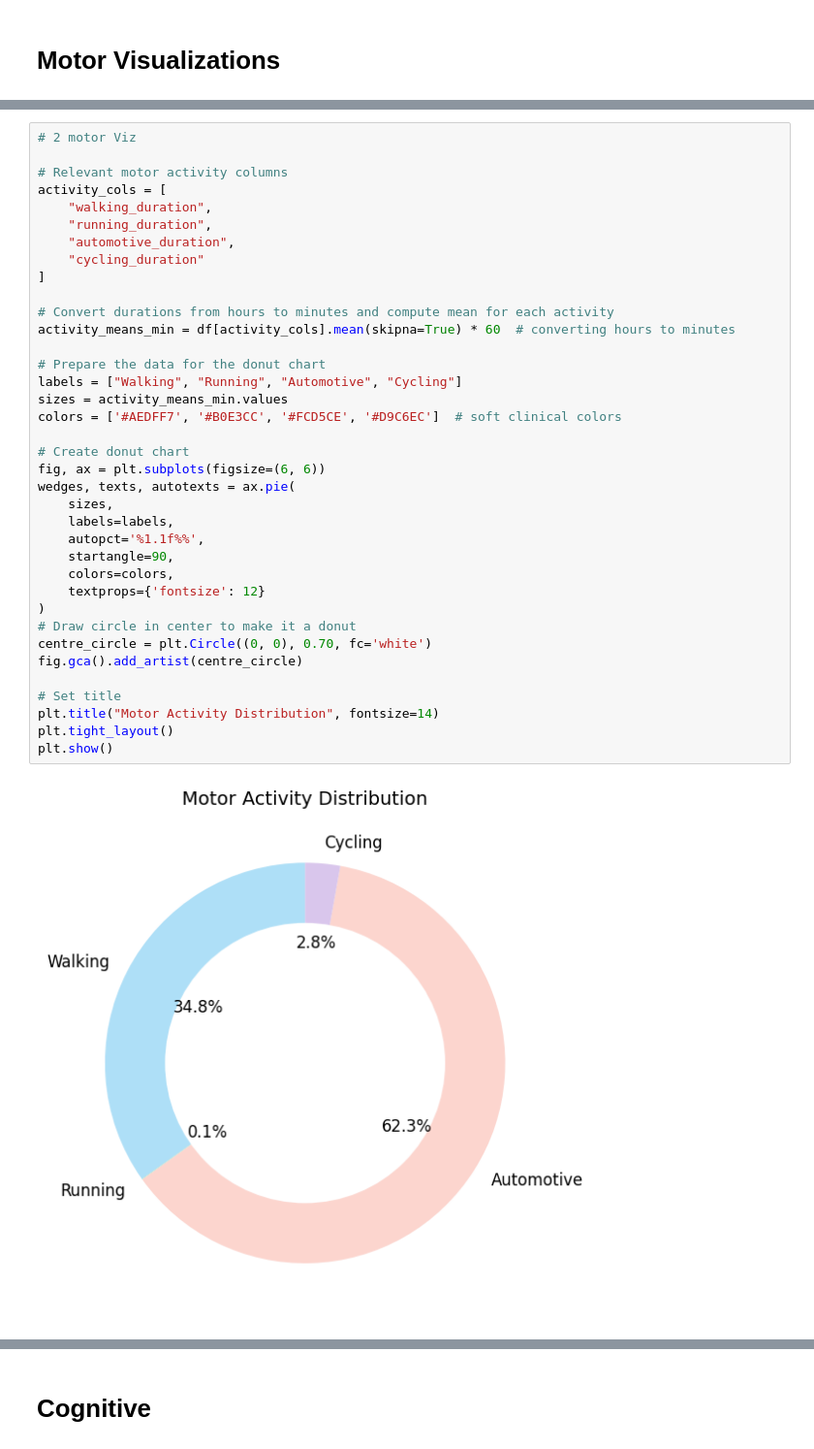
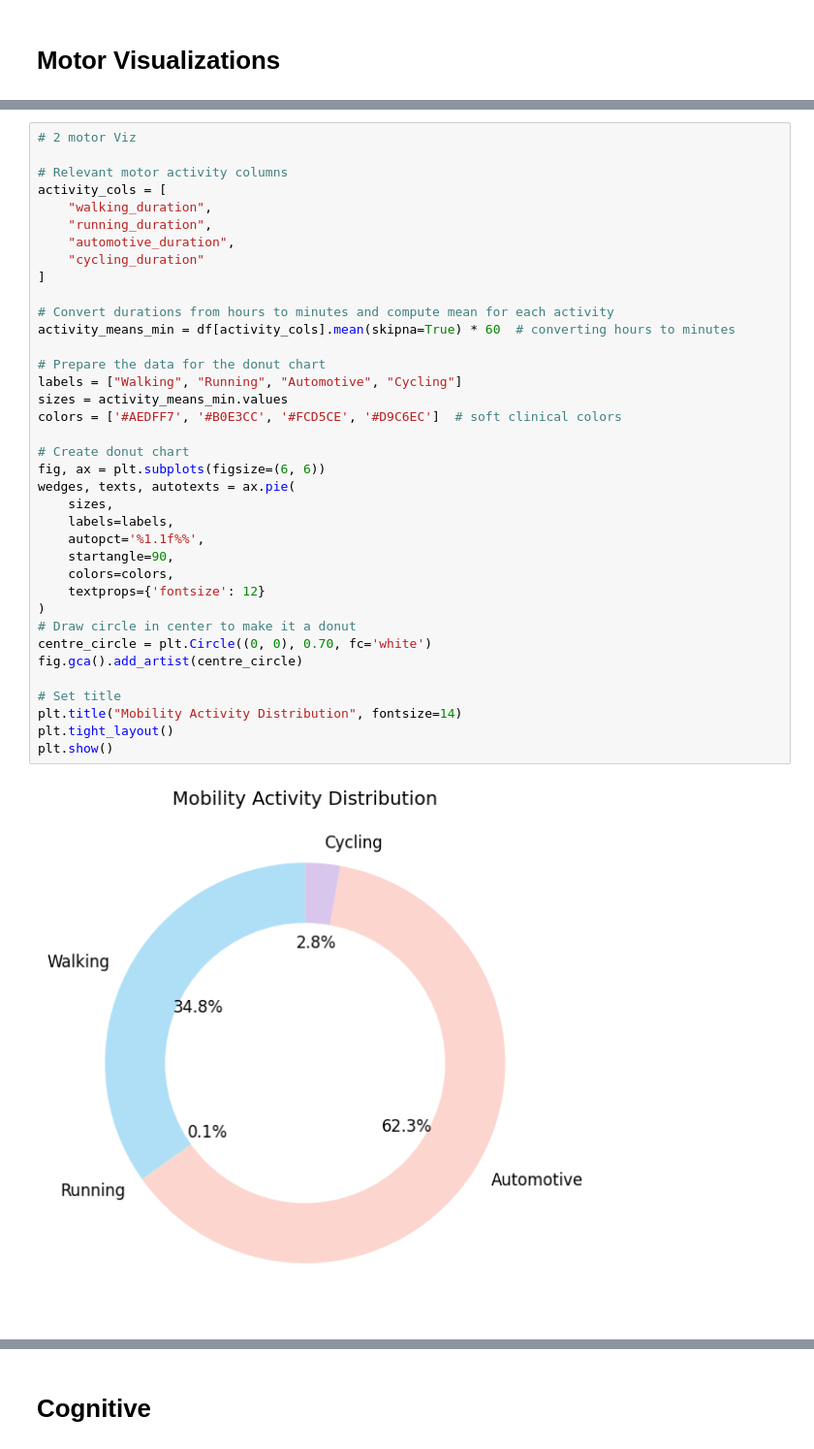
Before and after one commit to ut-southwestern/TechSANS_visualizations, a Jupyter notebook: TechSANS_viz_paper.ipynb, the cells around one changed output, grey strips where cells are left out. Shown at 97% size. Drawn from its saved outputs; the diff is of its cells as text.

```diff
--- a/TechSANS_viz_paper.ipynb
+++ b/TechSANS_viz_paper.ipynb
@@ -496,35 +496,35 @@ activity_cols = [
     "automotive_duration",
     "cycling_duration"
 ]
 
 # Convert durations from hours to minutes and compute mean for each activity
 activity_means_min = df[activity_cols].mean(skipna=True) * 60  # converting hours to minutes
 
 # Prepare the data for the donut chart
 labels = ["Walking", "Running", "Automotive", "Cycling"]
 sizes = activity_means_min.values
 colors = ['#AEDFF7', '#B0E3CC', '#FCD5CE', '#D9C6EC']  # soft clinical colors
 
 # Create donut chart
 fig, ax = plt.subplots(figsize=(6, 6))
 wedges, texts, autotexts = ax.pie(
     sizes,
     labels=labels,
     autopct='%1.1f%%',
     startangle=90,
     colors=colors,
     textprops={'fontsize': 12}
 )
 # Draw circle in center to make it a donut
 centre_circle = plt.Circle((0, 0), 0.70, fc='white')
 fig.gca().add_artist(centre_circle)
 
 # Set title
-plt.title("Motor Activity Distribution", fontsize=14)
+plt.title("Mobility Activity Distribution", fontsize=14)
 plt.tight_layout()
 plt.show()
 # %% [output]
-[figure, old version]
+[figure, new version]
 # %%
 # 3 motor viz
 
```
Also changed, not shown: parts of 3 cells of this notebook.
